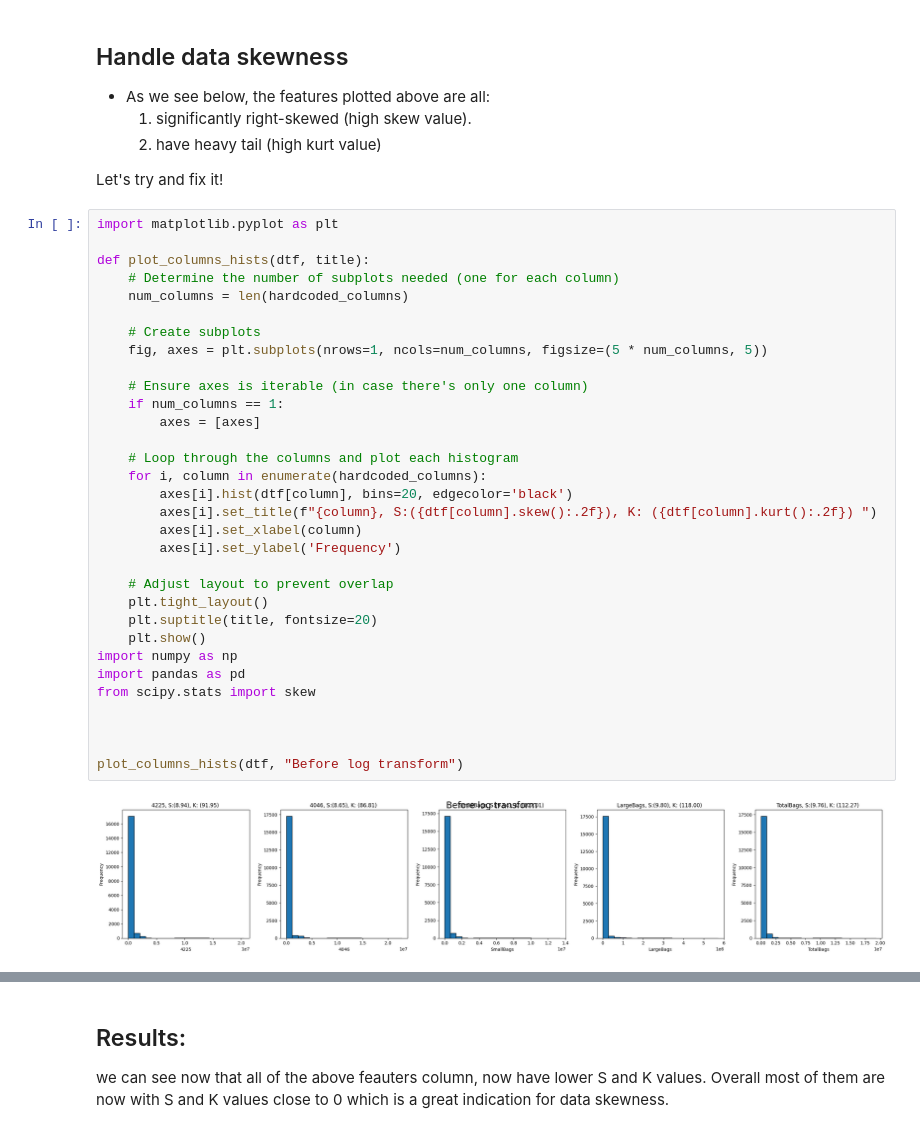
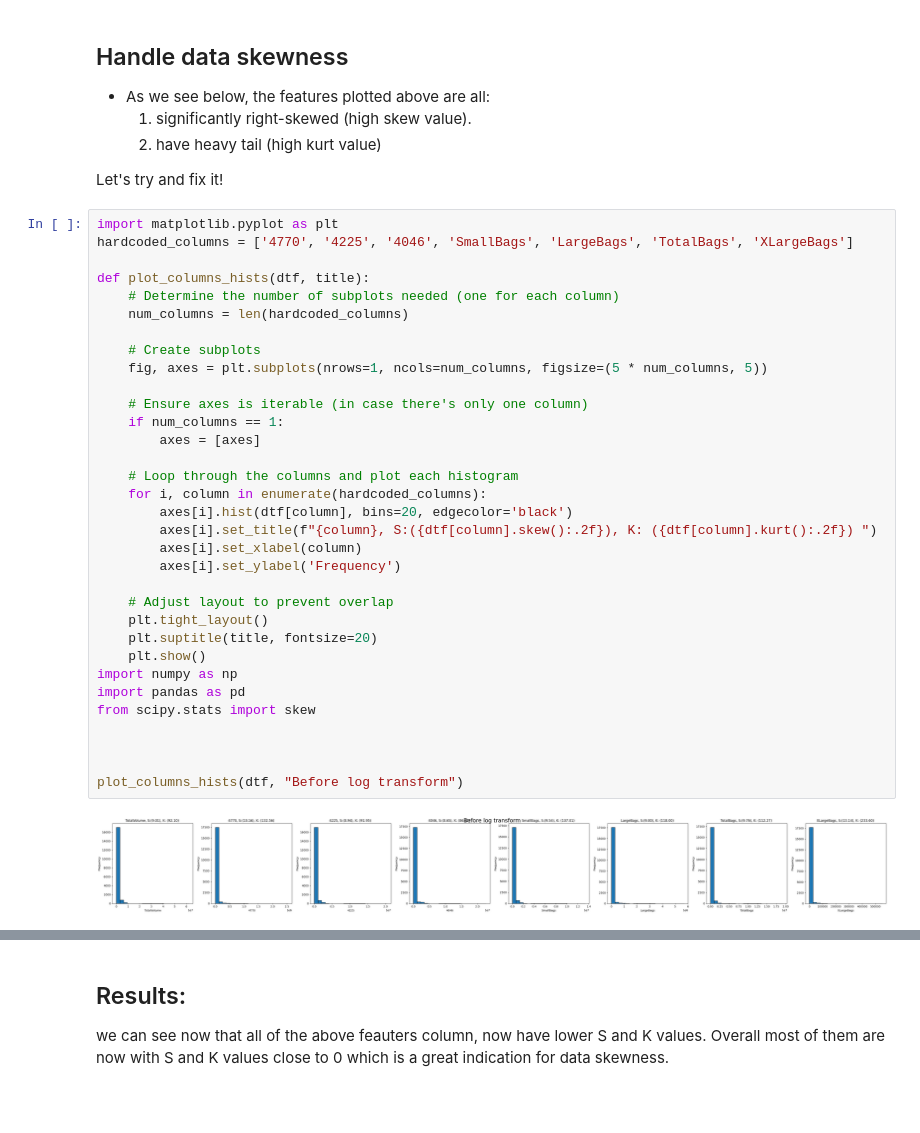
Before and after one commit to ItamarBerger/TabularDS, a Jupyter notebook: TDS_part2.ipynb, the cells around one changed output, grey strips where cells are left out. Drawn from its saved outputs; the diff is of its cells as text; blank space fills up the shorter version.

```diff
--- a/TDS_part2.ipynb
+++ b/TDS_part2.ipynb
@@ -108,38 +108,39 @@ dtf.head()
  Let's  try and fix it!
 # %%
 import matplotlib.pyplot as plt
+hardcoded_columns = ['4770', '4225', '4046', 'SmallBags', 'LargeBags', 'TotalBags', 'XLargeBags']
 
 def plot_columns_hists(dtf, title):
     # Determine the number of subplots needed (one for each column)
     num_columns = len(hardcoded_columns)
 
     # Create subplots
     fig, axes = plt.subplots(nrows=1, ncols=num_columns, figsize=(5 * num_columns, 5))
 
     # Ensure axes is iterable (in case there's only one column)
     if num_columns == 1:
         axes = [axes]
 
     # Loop through the columns and plot each histogram
     for i, column in enumerate(hardcoded_columns):
         axes[i].hist(dtf[column], bins=20, edgecolor='black')
         axes[i].set_title(f"{column}, S:({dtf[column].skew():.2f}), K: ({dtf[column].kurt():.2f}) ")
         axes[i].set_xlabel(column)
         axes[i].set_ylabel('Frequency')
 
     # Adjust layout to prevent overlap
     plt.tight_layout()
     plt.suptitle(title, fontsize=20)
     plt.show()
 import numpy as np
 import pandas as pd
 from scipy.stats import skew
 
 
 
 plot_columns_hists(dtf, "Before log transform")
 # %% [output]
-[figure, old version]
+[figure, new version]
 # %%
 
 import pandas as pd
```
Also changed, not shown: parts of 3 cells of this notebook.
